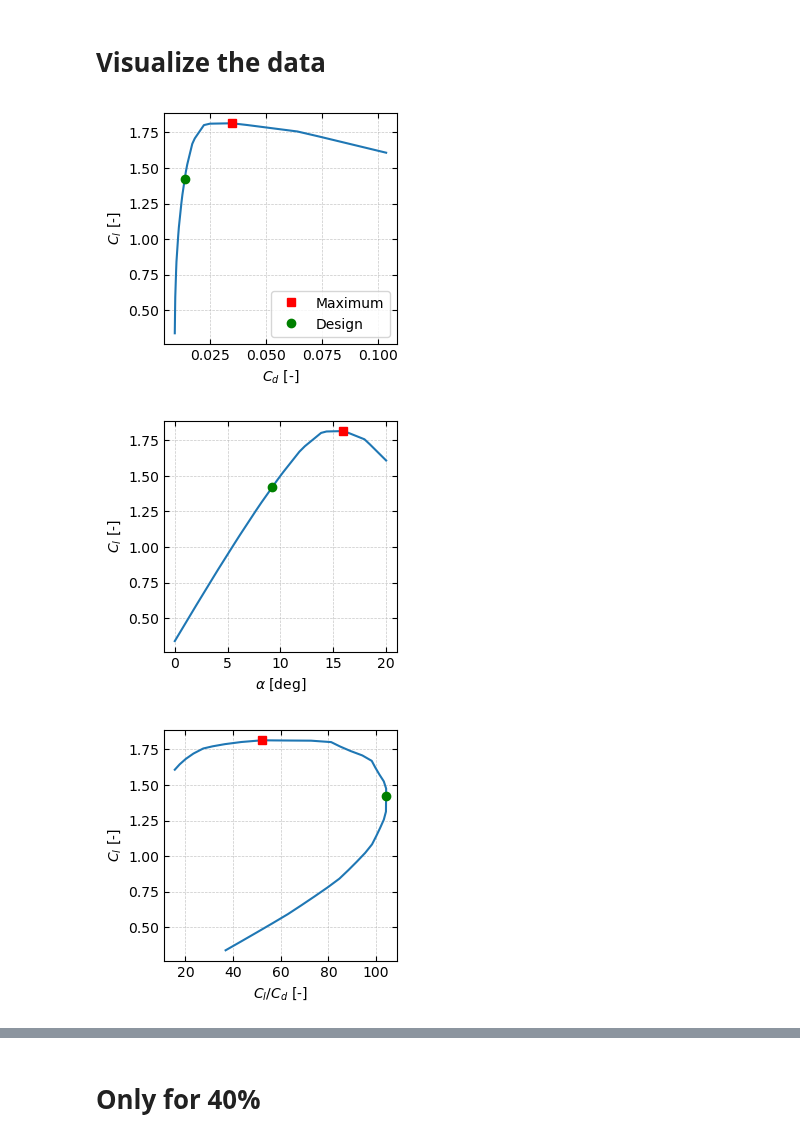
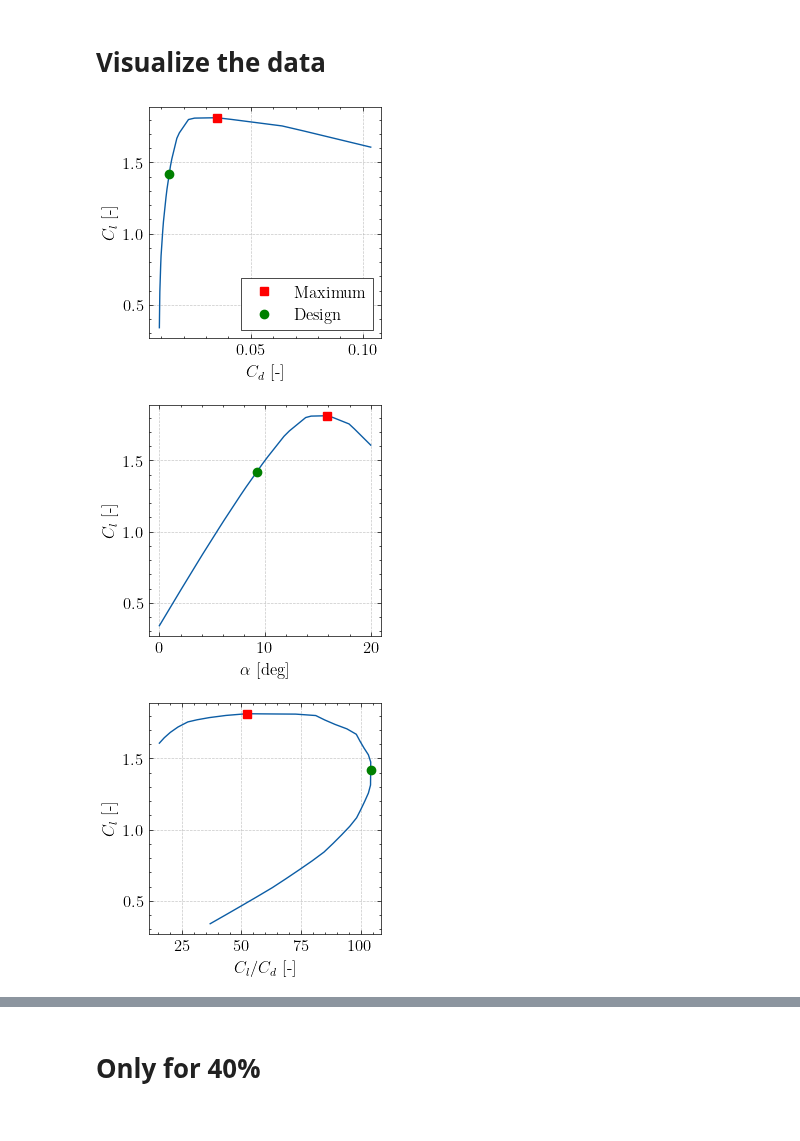
Before and after one commit to SpyrosAcheimastos/LAC, a Jupyter notebook: our_design/Assignment_1/plot_polars.ipynb, the cells around one changed output, grey strips where cells are left out. Saved outputs shown, nothing was run; the diff lists cells and outputs as text; code cells hidden in the pictures.

```diff
--- a/our_design/Assignment_1/plot_polars.ipynb
+++ b/our_design/Assignment_1/plot_polars.ipynb
@@ -3,6 +3,20 @@ from lacbox.io import load_pc, save_pc
 from lacbox.test import test_data_path
 import numpy as np
 import matplotlib.pyplot as plt
+
+import scienceplots
+import matplotlib
+
+# matplotlib.rcParams.update(matplotlib.rcParamsDefault) # TO RESET  PLOTS
+plt.style.use('science')
+
+# # Set global font properties
+plt.rcParams['legend.frameon'] = True  # Enable the legend frame
+plt.rcParams['legend.fancybox'] = False  # No fancybox, just a regular box
+plt.rcParams['legend.edgecolor'] = 'black'  # Black edge color
+plt.rcParams['legend.framealpha'] = 1  # No transparency
+plt.rcParams['font.size'] = 12
+plt.rcParams['font.weight'] = 'normal'
 
 
 pc_path = test_data_path + '/dtu_10_mw/data/DTU_10MW_RWT_pc.dat'
@@ -91,34 +105,35 @@ for iprof, prof in enumerate(pc_data):
     plt.plot(point_max['cd'], point_max['cl'], 'rs', label='Maximum')
     plt.plot(point_des['cd'], point_des['cl'], 'go', label='Design')
     plt.xlabel(r"$C_d$ [-]")
     plt.ylabel(r"$C_l$ [-]")
-    plt.legend(loc='lower right')
+    legend = plt.legend(fancybox=False, edgecolor="black")
+    legend.get_frame().set_linewidth(0.5)
     plt.tick_params(axis='both', bottom=True, top=True, left=True, right=True, direction='in', which='major')
     plt.grid(linestyle='--', linewidth=0.5, alpha=0.7)
     plt.savefig(f'Plots/cl_vs_cd_{tc}.pdf', dpi=300, bbox_inches='tight')
 
     # CL VS AoA
     figure = plt.figure(figsize=(3, 3))
     plt.plot(prof["aoa_deg"], prof["cl"])
     plt.plot(point_max['aoa'], point_max['cl'], 'rs', label='Maximum')
     plt.plot(point_des['aoa'], point_des['cl'], 'go', label='Design')
     plt.xlabel(r"$\alpha$ [deg]")
     plt.ylabel(r"$C_l$ [-]")
     plt.tick_params(axis='both', bottom=True, top=True, left=True, right=True, direction='in', which='major')
     plt.grid(linestyle='--', linewidth=0.5, alpha=0.7)
     plt.savefig(f'Plots/cl_vs_aoa_{tc}.pdf', dpi=300, bbox_inches='tight')
 
     # CL VS CL/CD
     figure = plt.figure(figsize=(3, 3))
     plt.plot(prof["cl"]/prof["cd"], prof["cl"])
     plt.plot(point_max['cl']/point_max['cd'], point_max['cl'], 'rs', label='Maximum')
     plt.plot(point_des['cl']/point_des['cd'], point_des['cl'], 'go', label='Design')
     plt.xlabel(r"$C_l/C_d$ [-]")
     plt.ylabel(r"$C_l$ [-]")
     plt.tick_params(axis='both', bottom=True, top=True, left=True, right=True, direction='in', which='major')
     plt.grid(linestyle='--', linewidth=0.5, alpha=0.7)
     plt.savefig(f'Plots/cl_vs_cl_cd_{tc}.pdf', dpi=300, bbox_inches='tight')
 # %% [output]
-[figure, old version]
+[figure, new version]
-[figure, old version]
+[figure, new version]
-[figure, old version]
+[figure, new version]
```
Also changed, not shown: parts of 2 cells of this notebook, 9 other files.
